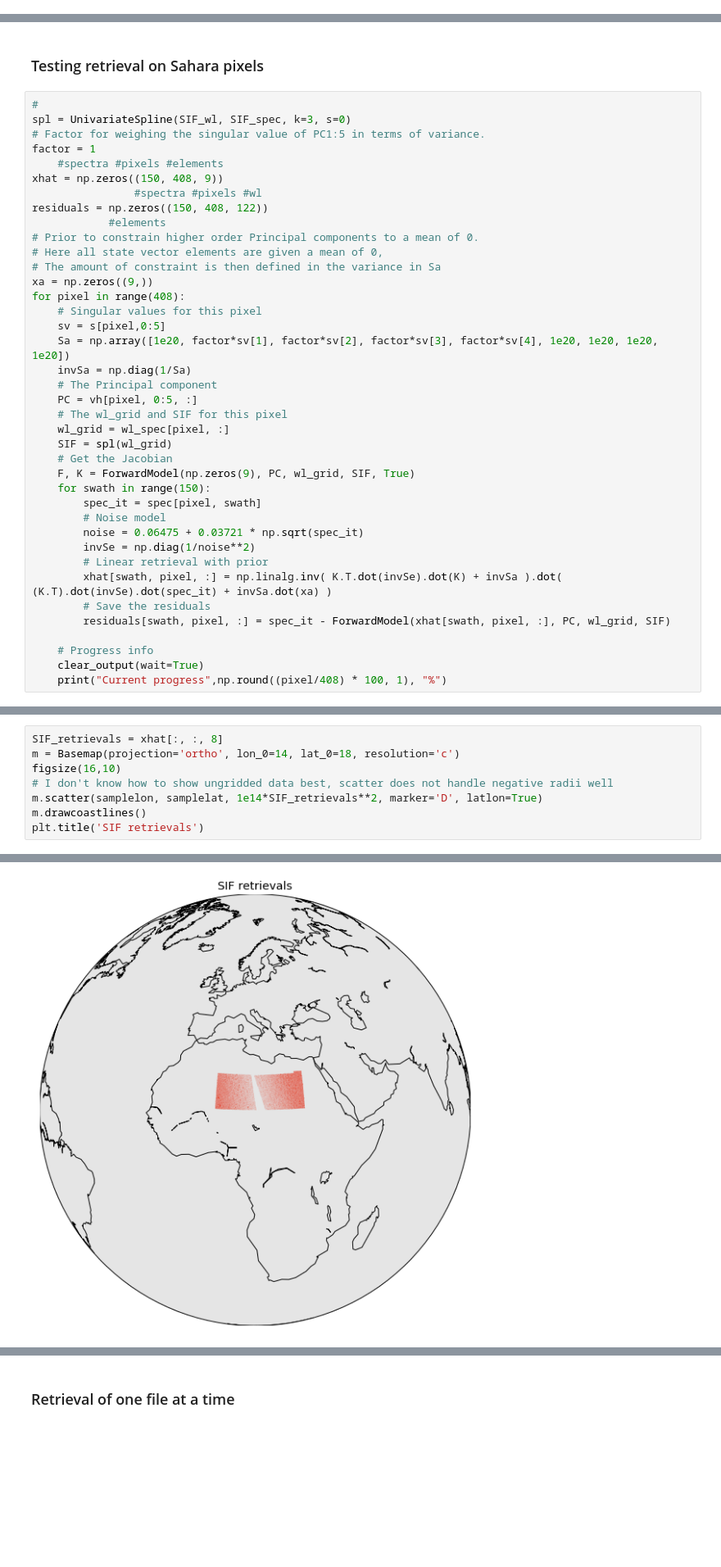
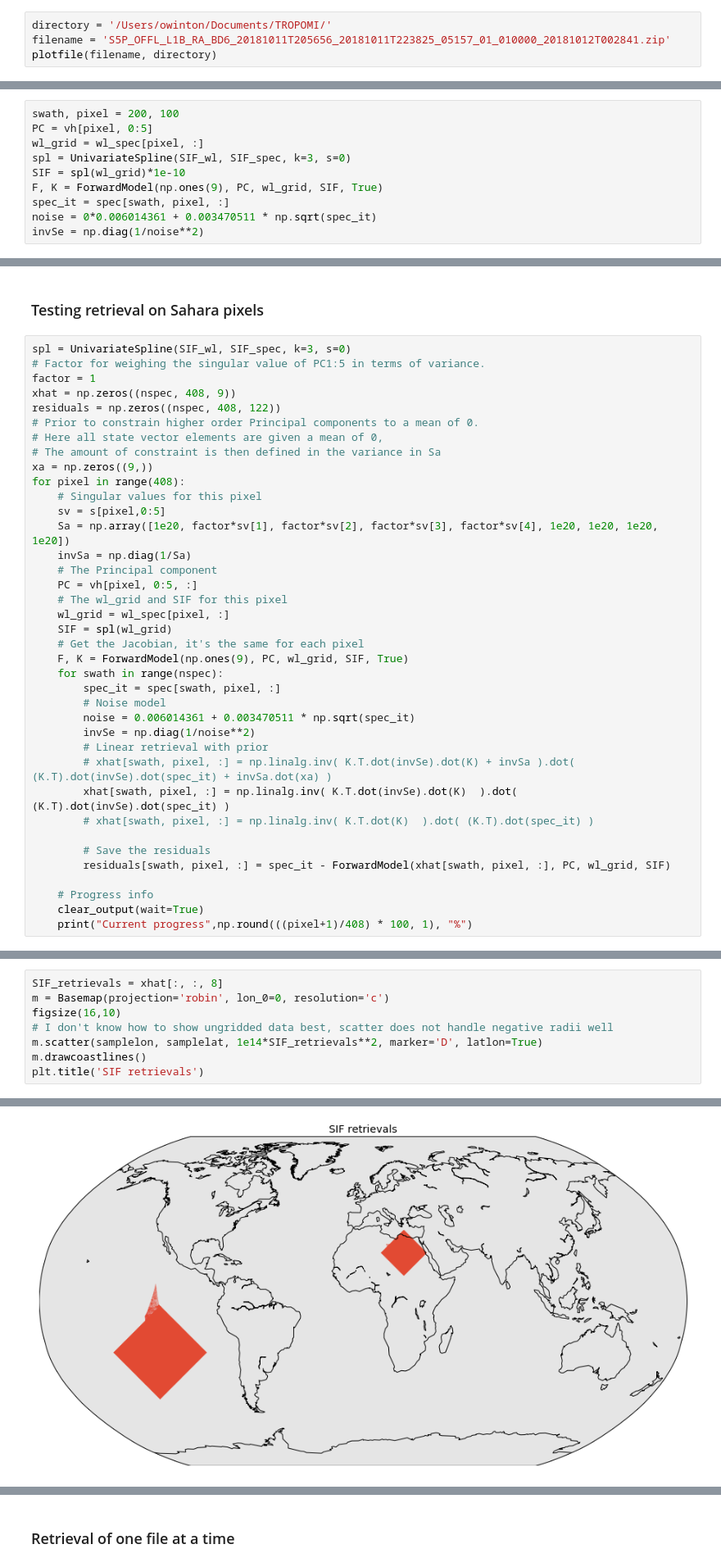
Before and after one commit to cfranken/ESE156, a Jupyter notebook: projects/TROPOMI PROJECT.ipynb, the cells around one changed output, grey strips where cells are left out. Shown at 82% size. Cells and saved outputs as stored; diff of their text form; blank space fills up the shorter version.

Commit message:
Øyvind
Problems:
SIF messing up linear retrievals
Spectral shift in retrievals
Best way to display non-gridded SIF retrievals

```diff
--- a/projects/TROPOMI PROJECT.ipynb
+++ b/projects/TROPOMI PROJECT.ipynb
@@ -16,3 +74,7 @@ f = h5.File('/Users/owinton/Documents/TROPOMI/PS_SIF_map.h5','r')
 SIF_spec = f['SIF_shape'][:]
 SIF_wl = f['wlGrid'][:]
 f.close()
+# %%
+directory = '/Users/owinton/Documents/TROPOMI/'
+filename = 'S5P_OFFL_L1B_RA_BD6_20181011T205656_20181011T223825_05157_01_010000_20181012T002841.zip'
+plotfile(filename, directory)
@@ -159,0 +201,10 @@ def ForwardModel(x, PC, wl_grid, SIF, compK = False):
+# %%
+swath, pixel = 200, 100
+PC = vh[pixel, 0:5]
+wl_grid = wl_spec[pixel, :]
+spl = UnivariateSpline(SIF_wl, SIF_spec, k=3, s=0)
+SIF = spl(wl_grid)*1e-10
+F, K = ForwardModel(np.ones(9), PC, wl_grid, SIF, True)
+spec_it = spec[swath, pixel, :]
+noise = 0*0.006014361 + 0.003470511 * np.sqrt(spec_it)
+invSe = np.diag(1/noise**2)
@@ -160,15 +218,11 @@ def ForwardModel(x, PC, wl_grid, SIF, compK = False):
 # %% [markdown]
 ### Testing retrieval on Sahara pixels
 # %%
-#
 spl = UnivariateSpline(SIF_wl, SIF_spec, k=3, s=0)
 # Factor for weighing the singular value of PC1:5 in terms of variance.
 factor = 1
-    #spectra #pixels #elements
-xhat = np.zeros((150, 408, 9))
-                #spectra #pixels #wl
-residuals = np.zeros((150, 408, 122))
-            #elements
+xhat = np.zeros((nspec, 408, 9))
+residuals = np.zeros((nspec, 408, 122))
 # Prior to constrain higher order Principal components to a mean of 0.
 # Here all state vector elements are given a mean of 0,
 # The amount of constraint is then defined in the variance in Sa
@@ -183,19 +237,22 @@ for pixel in range(408):
     # The wl_grid and SIF for this pixel
     wl_grid = wl_spec[pixel, :]
     SIF = spl(wl_grid)
-    # Get the Jacobian
-    F, K = ForwardModel(np.zeros(9), PC, wl_grid, SIF, True)
-    for swath in range(150):
-        spec_it = spec[pixel, swath]
+    # Get the Jacobian, it's the same for each pixel
+    F, K = ForwardModel(np.ones(9), PC, wl_grid, SIF, True)
+    for swath in range(nspec):
+        spec_it = spec[swath, pixel, :]
         # Noise model
-        noise = 0.06475 + 0.03721 * np.sqrt(spec_it)
+        noise = 0.006014361 + 0.003470511 * np.sqrt(spec_it)
         invSe = np.diag(1/noise**2)
         # Linear retrieval with prior
-        xhat[swath, pixel, :] = np.linalg.inv( K.T.dot(invSe).dot(K) + invSa ).dot( (K.T).dot(invSe).dot(spec_it) + invSa.dot(xa) )
+        # xhat[swath, pixel, :] = np.linalg.inv( K.T.dot(invSe).dot(K) + invSa ).dot( (K.T).dot(invSe).dot(spec_it) + invSa.dot(xa) )
+        xhat[swath, pixel, :] = np.linalg.inv( K.T.dot(invSe).dot(K)  ).dot( (K.T).dot(invSe).dot(spec_it) )
+        # xhat[swath, pixel, :] = np.linalg.inv( K.T.dot(K)  ).dot( (K.T).dot(spec_it) )
+
         # Save the residuals
         residuals[swath, pixel, :] = spec_it - ForwardModel(xhat[swath, pixel, :], PC, wl_grid, SIF)
 
     # Progress info
     clear_output(wait=True)
-    print("Current progress",np.round((pixel/408) * 100, 1), "%")
+    print("Current progress",np.round(((pixel+1)/408) * 100, 1), "%")
 # %% [output]
@@ -203,11 +260,11 @@ Current progress 99.8 %
 # %%
 SIF_retrievals = xhat[:, :, 8]
-m = Basemap(projection='ortho', lon_0=14, lat_0=18, resolution='c')
+m = Basemap(projection='robin', lon_0=0, resolution='c')
 figsize(16,10)
 # I don't know how to show ungridded data best, scatter does not handle negative radii well
 m.scatter(samplelon, samplelat, 1e14*SIF_retrievals**2, marker='D', latlon=True)
 m.drawcoastlines()
 plt.title('SIF retrievals')
 # %% [output]
 Text(0.5,1,'SIF retrievals')
-[figure, old version]
+[figure, new version]
```
Also changed, not shown: parts of 29 cells of this notebook.
